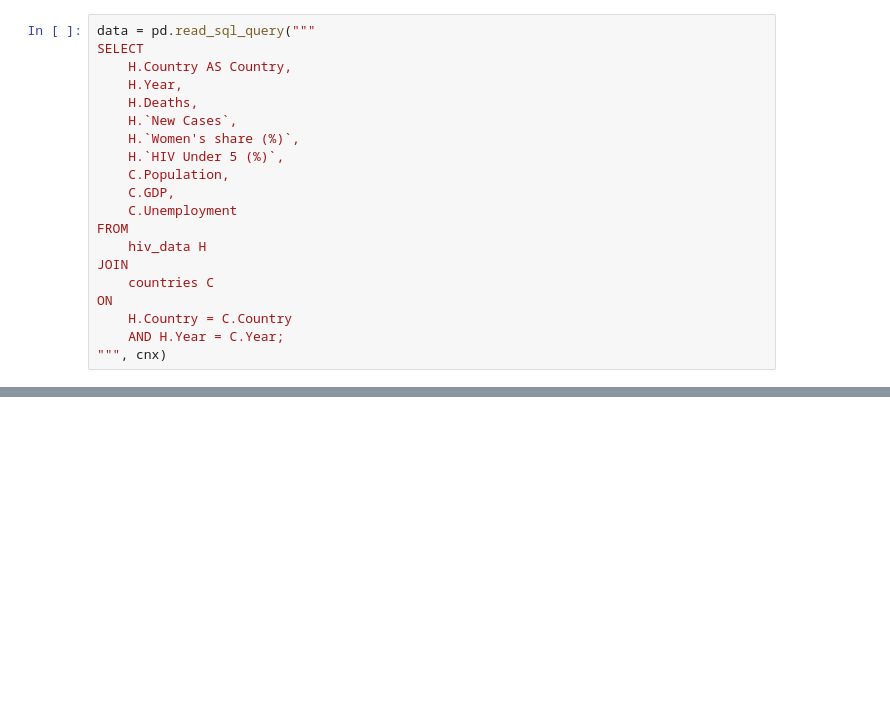
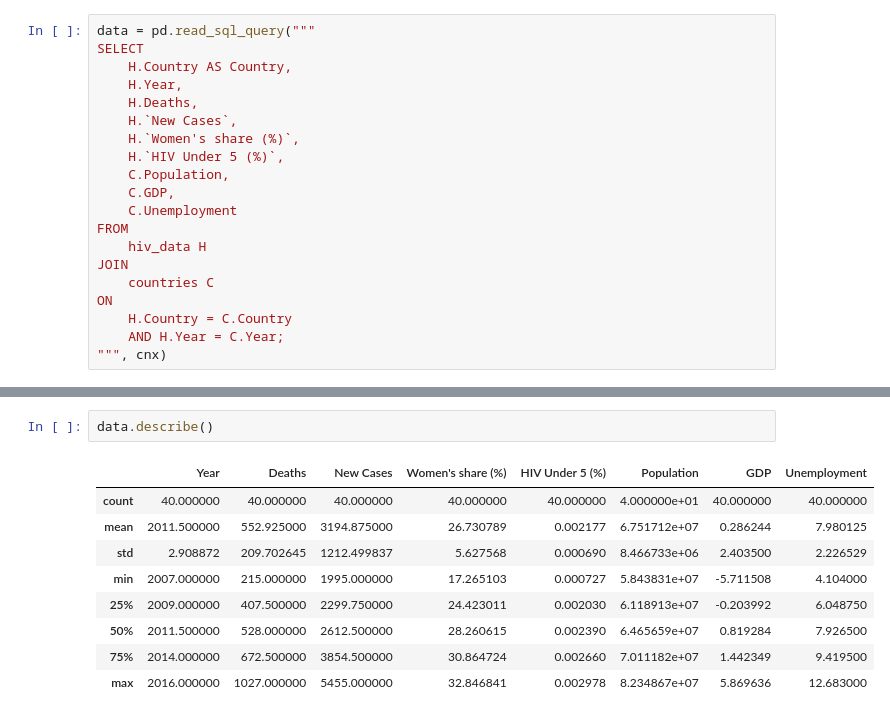
Before and after one commit to sgaur99/hiv_analysis, a Jupyter notebook: notebooks/hiv_analysis.ipynb, the cells around one changed output, grey strips where cells are left out. Cells and saved outputs as stored; diff of their text form; blank space fills up the shorter version.

```diff
--- a/notebooks/hiv_analysis.ipynb
+++ b/notebooks/hiv_analysis.ipynb
@@ -118,0 +109,12 @@ Unique countries in data: ['Germany' 'France' 'Italy']
+# %%
+data.describe()
+# %% [output]
+|  | Year | Deaths | New Cases | Women's share (%) | HIV Under 5 (%) | Population | GDP | Unemployment |
+| count | 40.000000 | 40.000000 | 40.000000 | 40.000000 | 40.000000 | 4.000000e+01 | 40.000000 | 40.000000 |
+| mean | 2011.500000 | 552.925000 | 3194.875000 | 26.730789 | 0.002177 | 6.751712e+07 | 0.286244 | 7.980125 |
+| std | 2.908872 | 209.702645 | 1212.499837 | 5.627568 | 0.000690 | 8.466733e+06 | 2.403500 | 2.226529 |
+| min | 2007.000000 | 215.000000 | 1995.000000 | 17.265103 | 0.000727 | 5.843831e+07 | -5.711508 | 4.104000 |
+| 25% | 2009.000000 | 407.500000 | 2299.750000 | 24.423011 | 0.002030 | 6.118913e+07 | -0.203992 | 6.048750 |
+| 50% | 2011.500000 | 528.000000 | 2612.500000 | 28.260615 | 0.002390 | 6.465659e+07 | 0.819284 | 7.926500 |
+| 75% | 2014.000000 | 672.500000 | 3854.500000 | 30.864724 | 0.002660 | 7.011182e+07 | 1.442349 | 9.419500 |
+| max | 2016.000000 | 1027.000000 | 5455.000000 | 32.846841 | 0.002978 | 8.234867e+07 | 5.869636 | 12.683000 |
```
Also changed, not shown: parts of 5 cells of this notebook, 12 other files.
